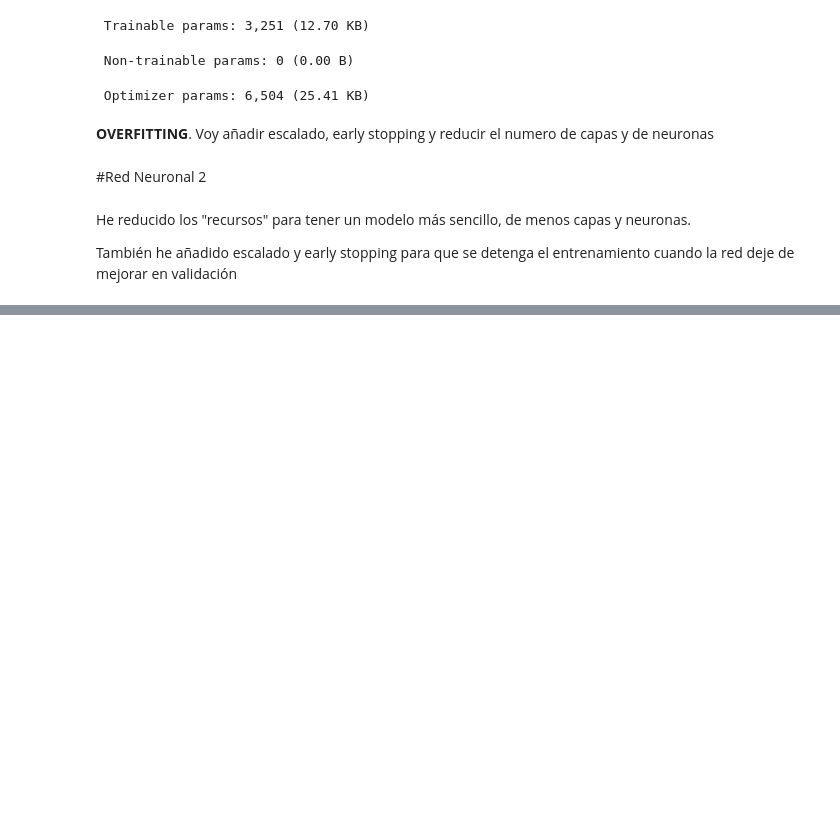
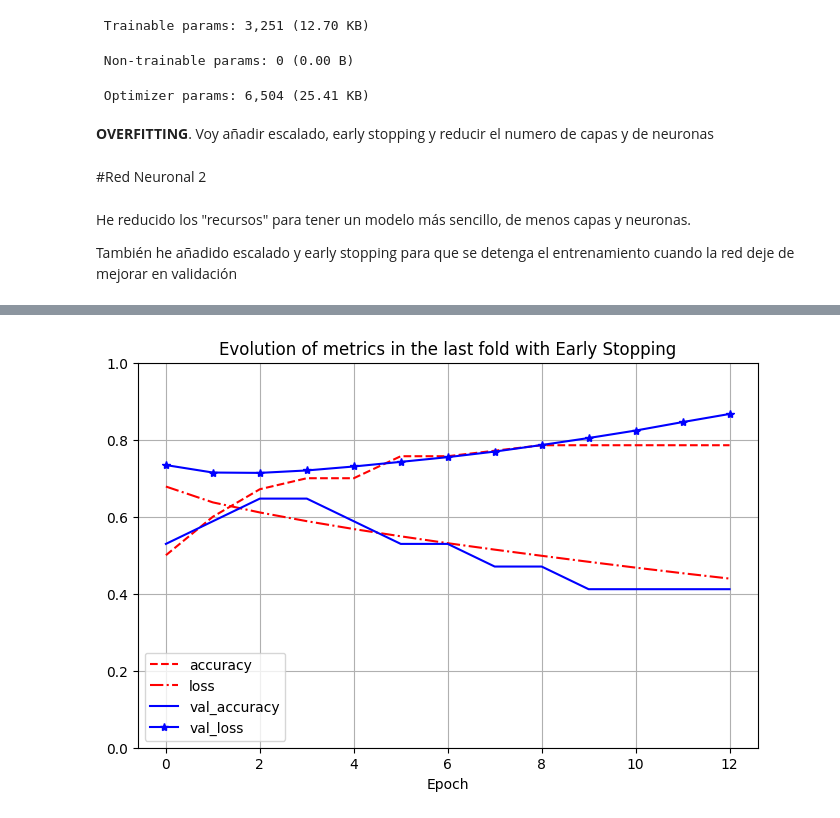
Before and after one commit to LolaSM/TFG_Bio, a Jupyter notebook: Modelo3_TFG_Biomédica_Lola_speed.ipynb, the cells around one changed output, grey strips where cells are left out. Cells and saved outputs as stored; diff of their text form; code cells hidden in the pictures; blank space fills up the shorter version.

Commit message:
Creado con Colab, random search

```diff
--- a/Modelo3_TFG_Biomédica_Lola_speed.ipynb
+++ b/Modelo3_TFG_Biomédica_Lola_speed.ipynb
@@ -501,0 +509,89 @@ Model: "sequential_1"
+# %%
+import numpy as np
+import pandas as pd
+import matplotlib.pyplot as plt
+from sklearn.model_selection import StratifiedKFold
+from sklearn.preprocessing import StandardScaler
+from tensorflow.keras.models import Sequential
+from tensorflow.keras.layers import Dense, Input
+from tensorflow.keras.callbacks import EarlyStopping
+import tensorflow as tf
+
+# Set seed for reproducibility
+tf.keras.utils.set_random_seed(42)
+
+# Prepare for cross-validation
+skf = StratifiedKFold(n_splits=5, shuffle=True, random_state=42)
+accuracies = []
+histories = [] # Optional: to store history of each fold
+
+# Loop through each fold
+for fold, (train_idx, val_idx) in enumerate(skf.split(X, y), 1):
+    print(f"\n=== Fold {fold} ===")
+
+    # Split data for the current fold
+    # Use .iloc to select rows by numerical index
+    X_train_fold, X_val_fold = X.iloc[train_idx].values, X.iloc[val_idx].values
+    y_train_fold, y_val_fold = y.iloc[train_idx].values, y.iloc[val_idx].values
+
+    # Scale data for the current fold
+    # IMPORTANT: Create a new scaler for each fold to prevent data leakage
+    scaler = StandardScaler()
+    X_train_scaled_fold = scaler.fit_transform(X_train_fold)
+    X_val_scaled_fold = scaler.transform(X_val_fold)
+
+    # Create the model for the current fold (architecture of Red Neuronal 1)
+    # IMPORTANT: Create a new model for each fold
+    model_cv1 = Sequential([
+        Input(shape=(X.shape[1],)), # Use X.shape[1] for the number of features
+        Dense(50, activation='relu'),
+        Dense(50, activation='relu'),
+        Dense(1, activation='sigmoid') # Sigmoid for binary classification
+    ])
+
+    # Compile the model
+    model_cv1.compile(
+        optimizer='adam',
+        loss='binary_crossentropy',
+        metrics=['accuracy']
+    )
+
+    # Early stopping for the current fold
+    early_stop = EarlyStopping(
+        monitor='val_loss',
+        patience=10, # Number of epochs with no improvement
+        restore_best_weights=True # Restore best weights
+    )
+
+    # Train the model for the current fold
+    # Use validation_data parameter instead of validation_split
+    history_fold = model_cv1.fit(
+        X_train_scaled_fold, y_train_fold,
+        epochs=100,
+        batch_size=8,
+        validation_data=(X_val_scaled_fold, y_val_fold), # Use validation data for the fold
+        callbacks=[early_stop],
+        verbose=0 # Set to 1 to see training progress
+    )
+
+    # Evaluate the model on the validation data of the current fold
+    loss, acc = model_cv1.evaluate(X_val_scaled_fold, y_val_fold, verbose=0)
+    print(f"Fold {fold} validation accuracy: {acc:.3f}")
+    accuracies.append(acc)
+    histories.append(history_fold.history) # Store history
+
+# Display cross-validation results
+print("\n=== Cross-validation Results ===")
+print(f"Mean validation accuracy: {np.mean(accuracies):.3f}")
+print(f"Standard deviation of validation accuracy: {np.std(accuracies):.3f}")
+
+# Optional: Plot training history of the last fold
+if histories:
+    pd.DataFrame(histories[-1]).plot(
+        figsize=(8, 5), ylim=[0, 1], grid=True, xlabel="Epoch",
+        style=["r--", "r-.", "b-", "b-*"]
+    )
+    plt.title("Evolution of metrics in the last fold with Early Stopping")
+    plt.legend(loc="lower left")
+    plt.show()
+# %% [output]
@@ -501,0 +616 @@ Model: "sequential_1"
+[figure, added]
```
Also changed, not shown: parts of 16 cells of this notebook.
